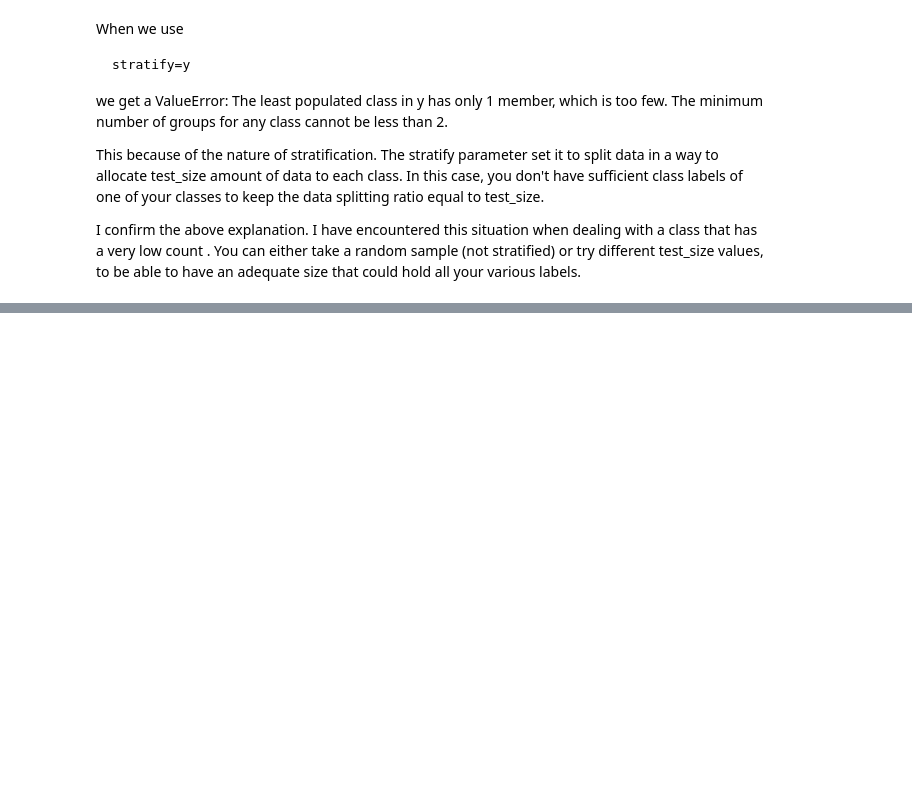
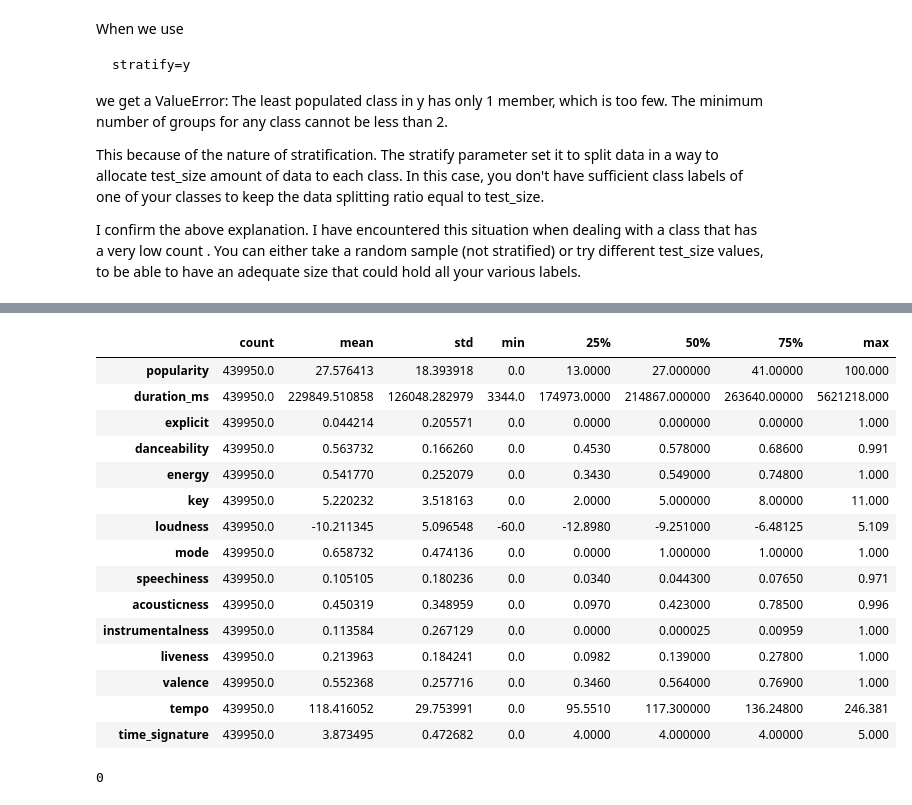
Before and after one commit to ShahiW/moosic, a Jupyter notebook: EDA Datasets/03_spotify-dataset-660k.ipynb, the cells around one changed output, grey strips where cells are left out. Drawn from its saved outputs; the diff is of its cells as text; code cells hidden in the pictures; blank space fills up the shorter version.

```diff
--- a/EDA Datasets/03_spotify-dataset-660k.ipynb
+++ b/EDA Datasets/03_spotify-dataset-660k.ipynb
@@ -124,0 +327,23 @@ I confirm the above explanation. I have encountered this situation when dealing
+# %%
+X_train.describe().T
+# %% [output]
+|  | count | mean | std | min | 25% | 50% | 75% | max |
+| popularity | 439950.0 | 27.576413 | 18.393918 | 0.0 | 13.0000 | 27.000000 | 41.00000 | 100.000 |
+| duration_ms | 439950.0 | 229849.510858 | 126048.282979 | 3344.0 | 174973.0000 | 214867.000000 | 263640.00000 | 5621218.000 |
+| explicit | 439950.0 | 0.044214 | 0.205571 | 0.0 | 0.0000 | 0.000000 | 0.00000 | 1.000 |
+| danceability | 439950.0 | 0.563732 | 0.166260 | 0.0 | 0.4530 | 0.578000 | 0.68600 | 0.991 |
+| energy | 439950.0 | 0.541770 | 0.252079 | 0.0 | 0.3430 | 0.549000 | 0.74800 | 1.000 |
+| key | 439950.0 | 5.220232 | 3.518163 | 0.0 | 2.0000 | 5.000000 | 8.00000 | 11.000 |
+| loudness | 439950.0 | -10.211345 | 5.096548 | -60.0 | -12.8980 | -9.251000 | -6.48125 | 5.109 |
+| mode | 439950.0 | 0.658732 | 0.474136 | 0.0 | 0.0000 | 1.000000 | 1.00000 | 1.000 |
+| speechiness | 439950.0 | 0.105105 | 0.180236 | 0.0 | 0.0340 | 0.044300 | 0.07650 | 0.971 |
+| acousticness | 439950.0 | 0.450319 | 0.348959 | 0.0 | 0.0970 | 0.423000 | 0.78500 | 0.996 |
+| instrumentalness | 439950.0 | 0.113584 | 0.267129 | 0.0 | 0.0000 | 0.000025 | 0.00959 | 1.000 |
+| liveness | 439950.0 | 0.213963 | 0.184241 | 0.0 | 0.0982 | 0.139000 | 0.27800 | 1.000 |
+| valence | 439950.0 | 0.552368 | 0.257716 | 0.0 | 0.3460 | 0.564000 | 0.76900 | 1.000 |
+| tempo | 439950.0 | 118.416052 | 29.753991 | 0.0 | 95.5510 | 117.300000 | 136.24800 | 246.381 |
+| time_signature | 439950.0 | 3.873495 | 0.472682 | 0.0 | 4.0000 | 4.000000 | 4.00000 | 5.000 |
+# %%
+X_train.duplicated().sum()
+# %% [output]
+0
```
Also changed, not shown: parts of 18 cells of this notebook.
